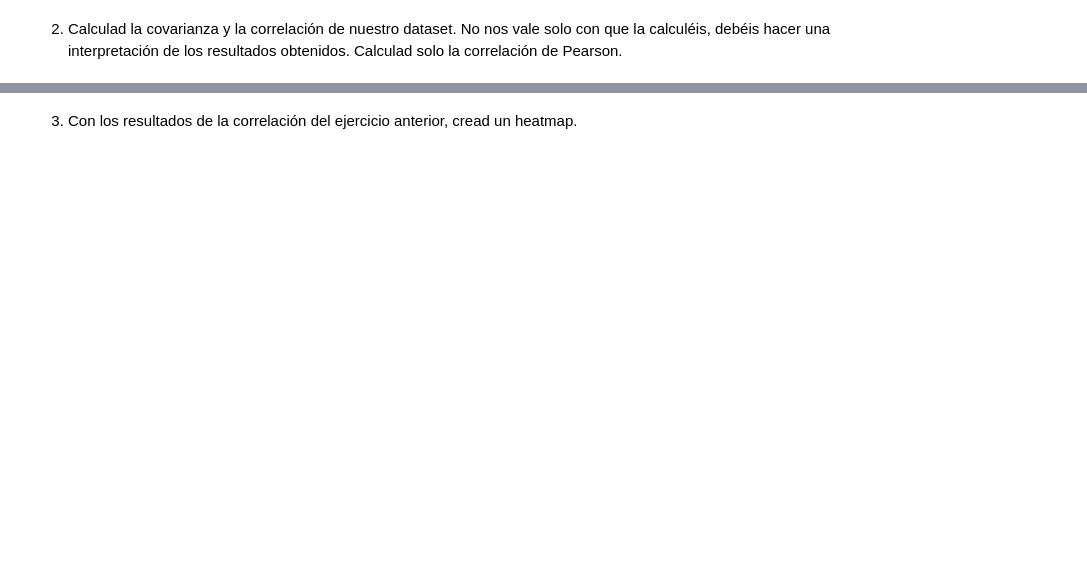
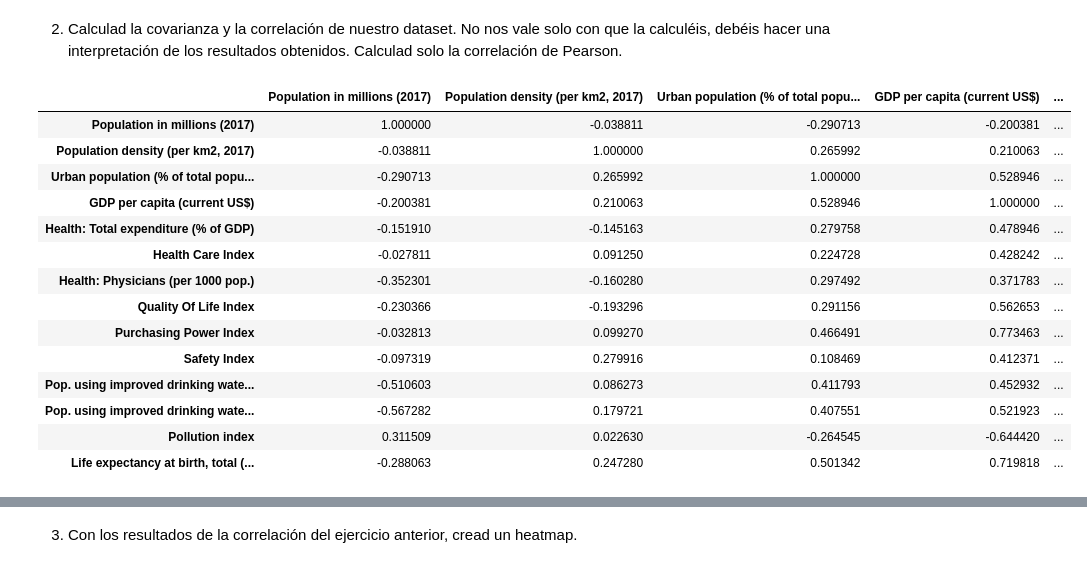
Before and after one commit to Adalab/promo-d-da-modulo3-sprint1-elisa-lidya, a Jupyter notebook: regresion-lineal/pair-regresion-lineal-covarianza-correlacion.ipynb, the cells around one changed output, grey strips where cells are left out. Drawn from its saved outputs; the diff is of its cells as text; code cells hidden in the pictures; blank space fills up the shorter version.

```diff
--- a/regresion-lineal/pair-regresion-lineal-covarianza-correlacion.ipynb
+++ b/regresion-lineal/pair-regresion-lineal-covarianza-correlacion.ipynb
@@ -23,2 +51,20 @@ En este ejercicio de pair programming seguiréis usando el dataset que seleccion
 # %% [markdown]
 2. Calculad la covarianza y la correlación de nuestro dataset. No nos vale solo con que la calculéis, debéis hacer una interpretación de los resultados obtenidos. Calculad solo la correlación de Pearson.
+# %%
+df_socio.corr()
+# %% [output]
+|  | Population in millions (2017) | Population density (per km2, 2017) | Urban population (% of total popu... | GDP per capita (current US$) | ... |
+| Population in millions (2017) | 1.000000 | -0.038811 | -0.290713 | -0.200381 | ... |
+| Population density (per km2, 2017) | -0.038811 | 1.000000 | 0.265992 | 0.210063 | ... |
+| Urban population (% of total popu... | -0.290713 | 0.265992 | 1.000000 | 0.528946 | ... |
+| GDP per capita (current US$) | -0.200381 | 0.210063 | 0.528946 | 1.000000 | ... |
+| Health: Total expenditure (% of GDP) | -0.151910 | -0.145163 | 0.279758 | 0.478946 | ... |
+| Health Care Index | -0.027811 | 0.091250 | 0.224728 | 0.428242 | ... |
+| Health: Physicians (per 1000 pop.) | -0.352301 | -0.160280 | 0.297492 | 0.371783 | ... |
+| Quality Of Life Index | -0.230366 | -0.193296 | 0.291156 | 0.562653 | ... |
+| Purchasing Power Index | -0.032813 | 0.099270 | 0.466491 | 0.773463 | ... |
+| Safety Index | -0.097319 | 0.279916 | 0.108469 | 0.412371 | ... |
+| Pop. using improved drinking wate... | -0.510603 | 0.086273 | 0.411793 | 0.452932 | ... |
+| Pop. using improved drinking wate... | -0.567282 | 0.179721 | 0.407551 | 0.521923 | ... |
+| Pollution index | 0.311509 | 0.022630 | -0.264545 | -0.644420 | ... |
+| Life expectancy at birth, total (... | -0.288063 | 0.247280 | 0.501342 | 0.719818 | ... |
```
Also changed, not shown: parts of 9 cells of this notebook, 5 other files.
